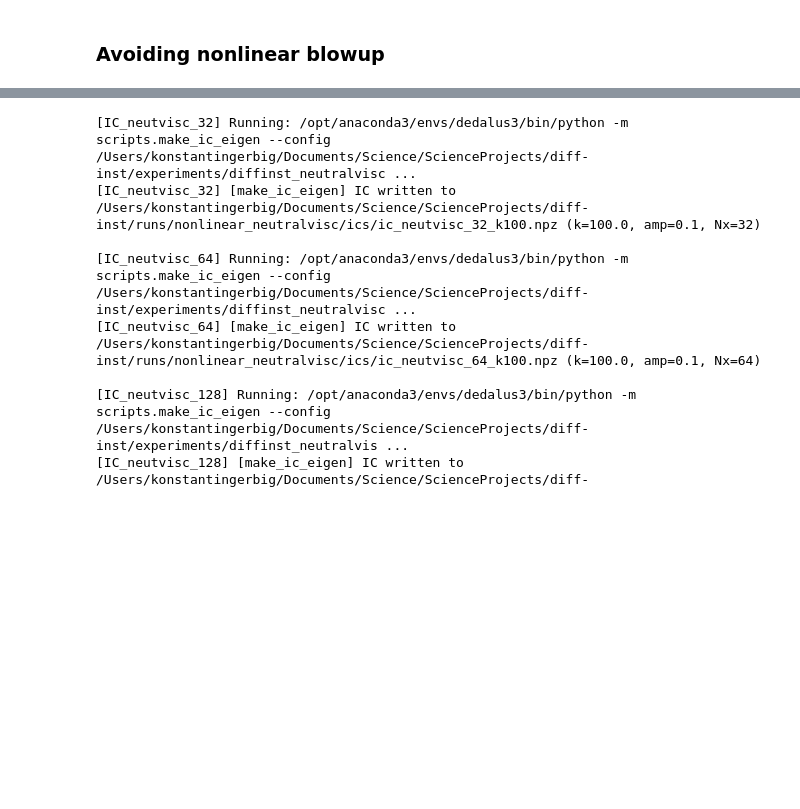
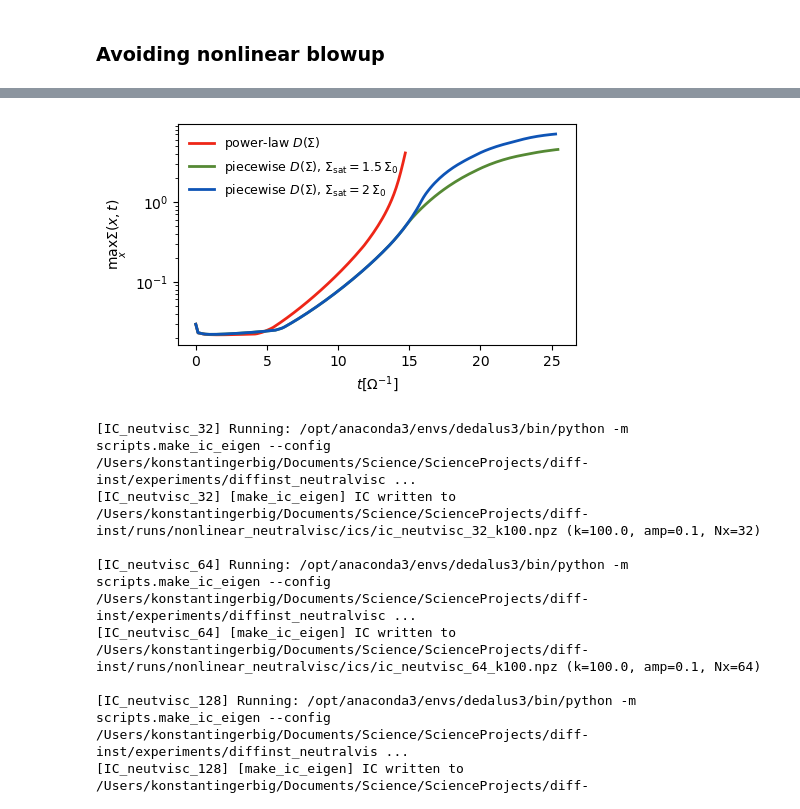
Before and after one commit to KonstantinGerbig/diff-inst, a Jupyter notebook: notebooks/paper_nonlinear.ipynb, the cells around one changed output, grey strips where cells are left out. Drawn from its saved outputs; the diff is of its cells as text; code cells hidden in the pictures; blank space fills up the shorter version.

```diff
--- a/notebooks/paper_nonlinear.ipynb
+++ b/notebooks/paper_nonlinear.ipynb
@@ -589,3 +593,25 @@ fig.savefig(FIGURE_PATH / "noise_piecewise_vs_powerlaw.pdf",
+# %%
+from diffinst.vis.nonlinear import plot_pw_saturation_three
+
+run_powerlaw = RUN_PW_POWERLAW
+run_pw1      = RUN_PW_PIECEWISE
+run_pw2      = RUN_PW_PIECEWISE_2
+
+fig, ax = plot_pw_saturation_three(
+    run_powerlaw=run_powerlaw,
+    run_pw1=run_pw1,
+    run_pw2=run_pw2,
+    label_powerlaw=r"power-law $D(\Sigma)$",
+    label_pw1=r"piecewise $D(\Sigma)$, $\Sigma_{\rm sat}=1.5\,\Sigma_0$",
+    label_pw2=r"piecewise $D(\Sigma)$, $\Sigma_{\rm sat}=2\,\Sigma_0$",
+    figsize=(5.0, 3.0),
+)
+
+plt.show()
+
+fig.savefig(FIGURE_PATH / "piecewise_saturation_three.pdf", bbox_inches="tight")
+# %% [output]
+[figure, added]
 # %%
 # test 1: neutral viscosity slope
 
```
Also changed, not shown: parts of 2 cells of this notebook, 4 other files.
